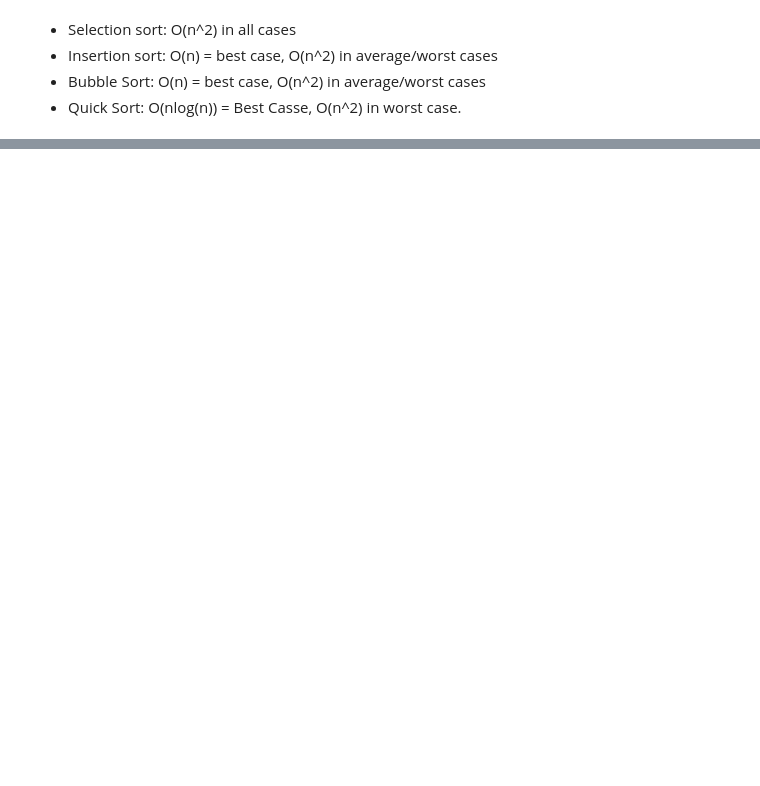
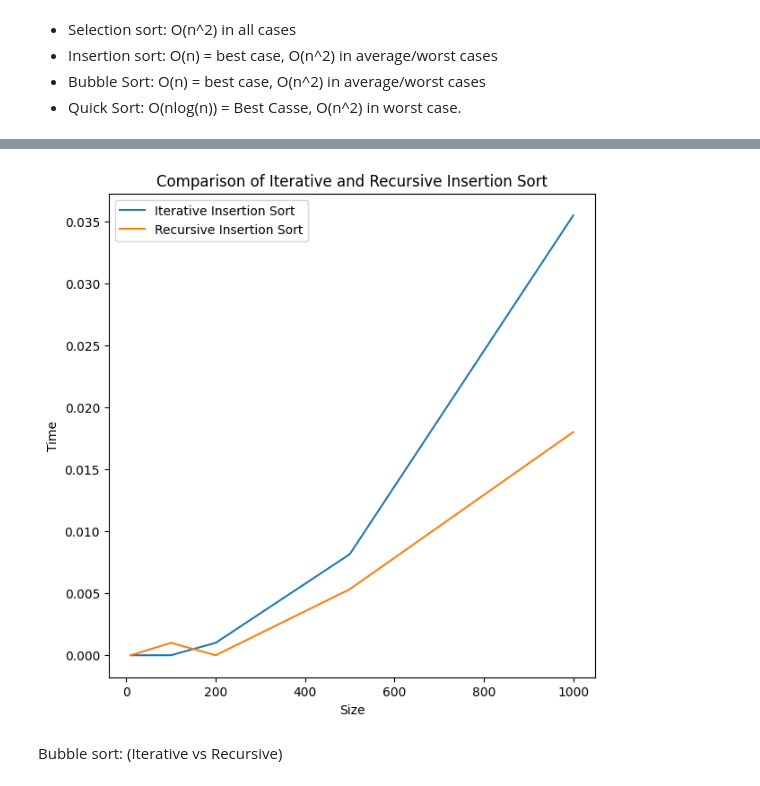
Before and after one commit to Aditya-Codes-247/Design_and_Analysis_of_Algorithms, a Jupyter notebook: Practical_2.ipynb, the cells around one changed output, grey strips where cells are left out. Cells and saved outputs as stored; diff of their text form; code cells hidden in the pictures; blank space fills up the shorter version.

```diff
--- a/Practical_2.ipynb
+++ b/Practical_2.ipynb
@@ -168,0 +227,27 @@ After
+# %%
+tii10 = measure_execution_time(insertion_sort,arr10)
+tii100 = measure_execution_time(insertion_sort,arr100)
+tii200 = measure_execution_time(insertion_sort,arr200)
+tii500 = measure_execution_time(insertion_sort,arr500)
+tii1000 = measure_execution_time(insertion_sort,arr1000)
+tii = np.array([tii10,tii100,tii200,tii500,tii1000])
+tir10 = measure_execution_time(recursive_insertion_sort,arr10)
+tir100 = measure_execution_time(recursive_insertion_sort,arr100)
+tir200 = measure_execution_time(recursive_insertion_sort,arr200)
+tir500 = measure_execution_time(recursive_insertion_sort,arr500)
+tir1000 = measure_execution_time(recursive_insertion_sort,arr1000)
+tir = np.array([tir10,tir100,tir200,tir500,tir1000])
+# %%
+# Plots
+plt.figure(figsize=(7,7))
+plt.plot(size, tii, label='Iterative Insertion Sort')
+plt.plot(size, tir, label='Recursive Insertion Sort')
+plt.title("Comparison of Iterative and Recursive Insertion Sort")
+plt.xlabel("Size")
+plt.ylabel("Time")
+plt.legend()
+plt.show()
+# %% [output]
+[figure, added]
+# %% [markdown]
+Bubble sort: (Iterative vs Recursive)
```
Also changed, not shown: parts of 28 cells of this notebook.
